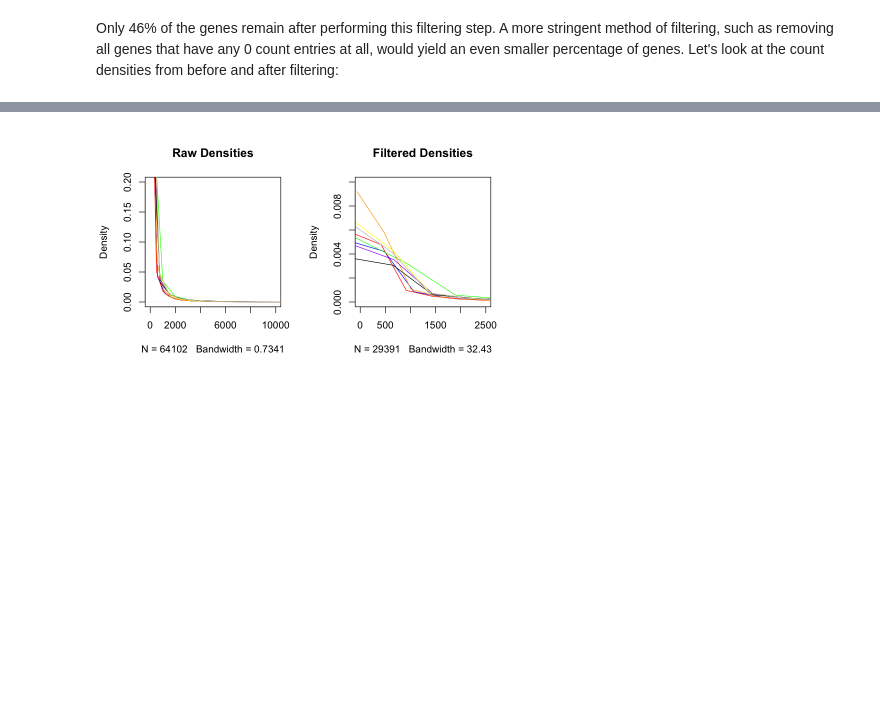
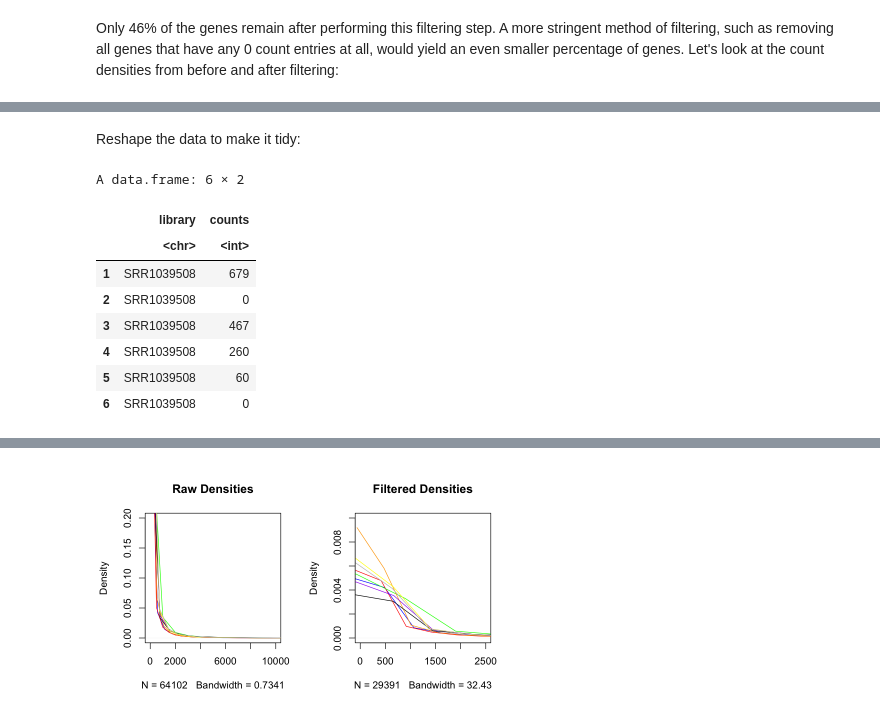
Before and after one commit to compbiocore/rnaseq_workshop_2021, a Jupyter notebook: deseq_1.ipynb, the cells around one changed output, grey strips where cells are left out. Drawn from its saved outputs; the diff is of its cells as text; code cells hidden in the pictures; blank space fills up the shorter version.

```diff
--- a/deseq_1.ipynb
+++ b/deseq_1.ipynb
@@ -255,0 +275,2 @@ Only 46% of the genes remain after performing this filtering step. A more string
+# %% [markdown]
+Reshape the data to make it tidy:
@@ -255,0 +280,12 @@ Only 46% of the genes remain after performing this filtering step. A more string
+# %%
+head(counts_melted_original)
+# %% [output]
+A data.frame: 6 × 2
+|  | library | counts |
+|  | <chr> | <int> |
+| 1 | SRR1039508 | 679 |
+| 2 | SRR1039508 | 0 |
+| 3 | SRR1039508 | 467 |
+| 4 | SRR1039508 | 260 |
+| 5 | SRR1039508 | 60 |
+| 6 | SRR1039508 | 0 |
```
Also changed, not shown: parts of 99 cells of this notebook.
